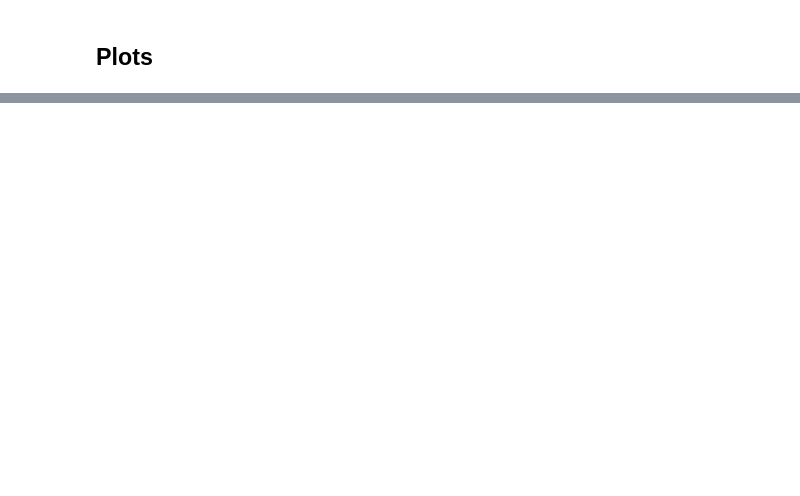
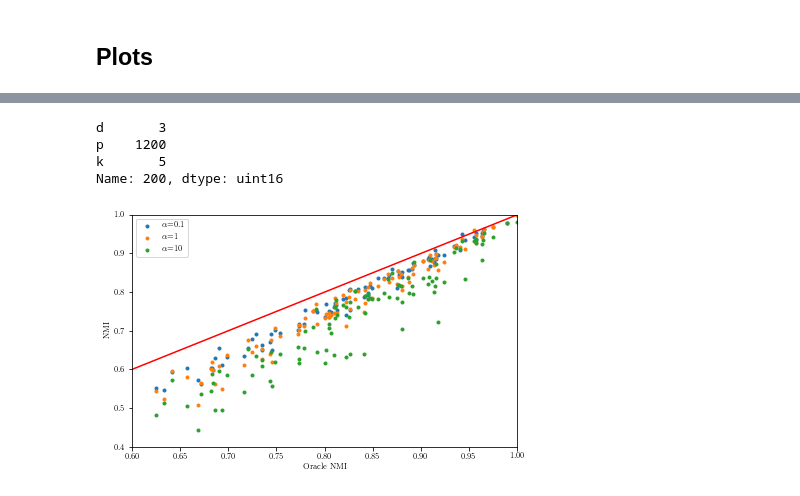
Before and after one commit to thetianshuhuang/bmcc_sim, a Jupyter notebook: explore.ipynb, the cells around one changed output, grey strips where cells are left out. Cells and saved outputs as stored; diff of their text form; code cells hidden in the pictures; blank space fills up the shorter version.

Commit message:
More plot drawing

```diff
--- a/explore.ipynb
+++ b/explore.ipynb
@@ -310,0 +289,39 @@ for idx, f in enumerate(figs):
+# %%
+DPM_ALPHA_METHODS = {
+    "dpm_small_alpha": 0.1,
+    "dpm_hybrid": 1,
+    "dpm_big_alpha": 10,
+}
+
+
+def scatter_alpha(t):
+
+    fig, ax = plt.subplots(1, 1)
+
+    minx = 1
+    miny = 1
+    for method, alpha in DPM_ALPHA_METHODS.items():
+        df = filter(summary, method=method, **t)
+        ax.scatter(df['oracle_nmi'], df['nmi'], marker='.', label=r"$\alpha$={}".format(alpha))
+        minx = min(min(df['oracle_nmi']), minx)
+        miny = min(min(df['nmi']), miny)
+
+    st = max(minx, miny)
+    ax.set_xlim(0.6, 1)
+    ax.set_ylim(0.4, 1)
+    ax.plot([st, 1], [st, 1], color='red')
+    ax.set_xlabel('Oracle NMI')
+    ax.set_ylabel('NMI')
+    ax.legend()
+
+    plt.savefig('d=3,p=1200,k=5,metric=nmi,plot=scatter.pdf', bbox_inches='tight')
+
+
+scatter_alpha(TESTS.iloc[2])
+print(TESTS.iloc[2])
+# %% [output]
+d       3
+p    1200
+k       5
+Name: 200, dtype: uint16
+[figure, added]
```
Also changed, not shown: parts of 18 cells of this notebook, 1 other file.
